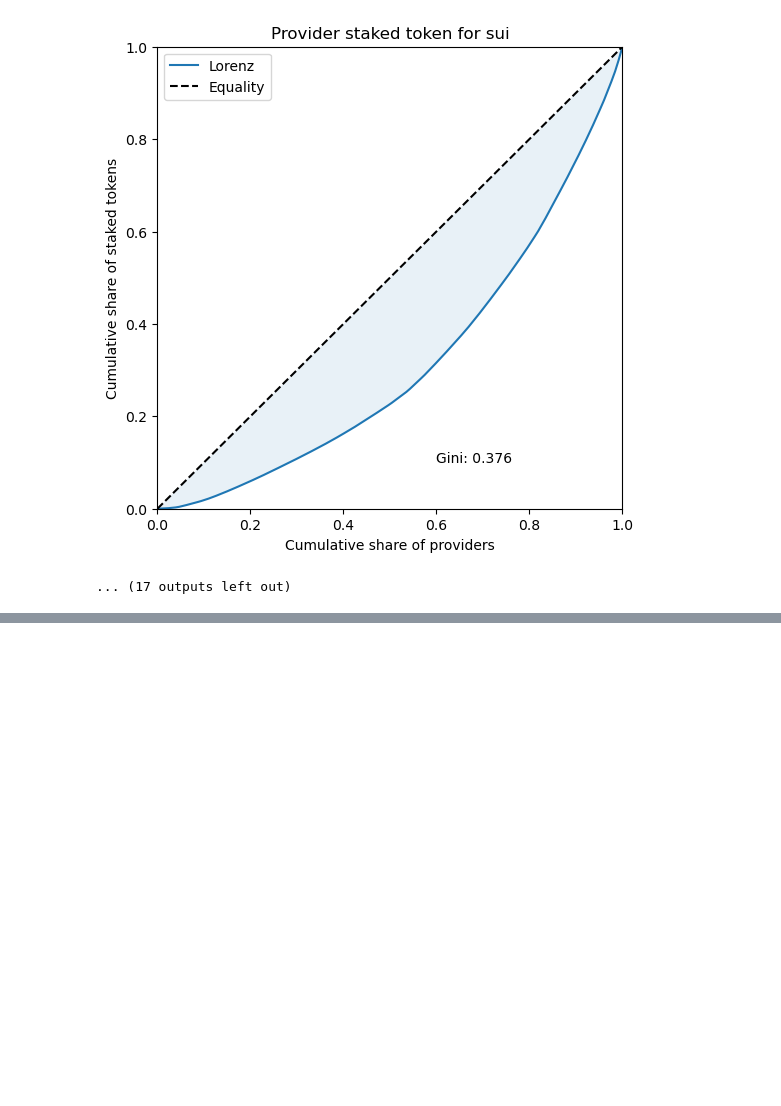
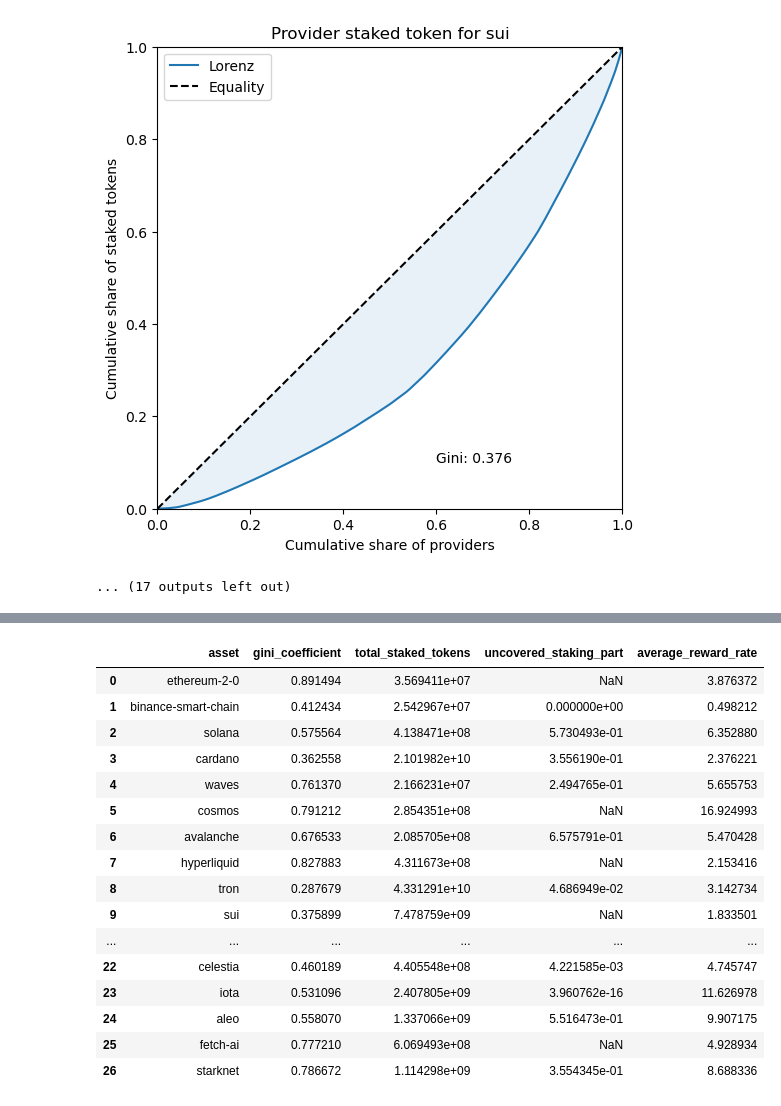
Before and after one commit to schwmi/StakingProviderConcentrationAnalysis, a Jupyter notebook: StakingRewardsExperiments.ipynb, the cells around one changed output, grey strips where cells are left out. Saved outputs shown, nothing was run; the diff lists cells and outputs as text; code cells hidden in the pictures; blank space fills up the shorter version.

```diff
--- a/StakingRewardsExperiments.ipynb
+++ b/StakingRewardsExperiments.ipynb
@@ -945,0 +955,81 @@ def plot_reward_rate_vs_stake(stake_shares_response, ax: Optional[plt.Axes] = No
+# %%
+import pandas as pd
+
+
+def gini_from_stake_response(resp):
+    """
+    Compute Gini coefficient from get_provider_stake_shares response.
+    Returns None if no staked token data is present.
+    """
+    providers = resp.get("providers") or []
+    staked = [p.get("staked_tokens") for p in providers if p.get("staked_tokens") not in (None, 0)]
+    if not staked:
+        return None
+    staked_sorted = sorted(staked)
+    total = sum(staked_sorted)
+    n = len(staked_sorted)
+    if total == 0:
+        return None
+    area = 0.0
+    running = 0.0
+    for value in staked_sorted:
+        prev = running / total
+        running += value
+        curr = running / total
+        width = 1 / n
+        area += width * (curr + prev) / 2
+    return 1 - 2 * area
+
+
+def weighted_average_reward_rate(providers):
+    weighted_sum = 0.0
+    total_weight = 0.0
+    for p in providers:
+        rr = p.get("reward_rate")
+        stake = p.get("staked_tokens")
+        if rr is None or stake in (None, 0):
+            continue
+        try:
+            rr_val = float(rr)
+            stake_val = float(stake)
+        except (TypeError, ValueError):
+            continue
+        weighted_sum += rr_val * stake_val
+        total_weight += stake_val
+    if total_weight == 0:
+        return None
+    return weighted_sum / total_weight
+
+
+rows = []
+for asset_slug in assets:
+    resp = client.get_provider_stake_shares(asset_slug=asset_slug, limit=200, is_active=True, include_reward_rate=True)
+    providers = resp.get("providers") or []
+    rows.append({
+        "asset": asset_slug,
+        "gini_coefficient": gini_from_stake_response(resp),
+        "total_staked_tokens": resp.get("total_staked_tokens"),
+        "uncovered_staking_part": resp.get("untracked_share"),
+        "average_reward_rate": weighted_average_reward_rate(providers),
+    })
+
+summary_df = pd.DataFrame(rows)
+summary_df
+# %% [output]
+|  | asset | gini_coefficient | total_staked_tokens | uncovered_staking_part | average_reward_rate |
+| 0 | ethereum-2-0 | 0.891494 | 3.569411e+07 | NaN | 3.876372 |
+| 1 | binance-smart-chain | 0.412434 | 2.542967e+07 | 0.000000e+00 | 0.498212 |
+| 2 | solana | 0.575564 | 4.138471e+08 | 5.730493e-01 | 6.352880 |
+| 3 | cardano | 0.362558 | 2.101982e+10 | 3.556190e-01 | 2.376221 |
+| 4 | waves | 0.761370 | 2.166231e+07 | 2.494765e-01 | 5.655753 |
+| 5 | cosmos | 0.791212 | 2.854351e+08 | NaN | 16.924993 |
+| 6 | avalanche | 0.676533 | 2.085705e+08 | 6.575791e-01 | 5.470428 |
+| 7 | hyperliquid | 0.827883 | 4.311673e+08 | NaN | 2.153416 |
+| 8 | tron | 0.287679 | 4.331291e+10 | 4.686949e-02 | 3.142734 |
+| 9 | sui | 0.375899 | 7.478759e+09 | NaN | 1.833501 |
+| ... | ... | ... | ... | ... | ... |
+| 22 | celestia | 0.460189 | 4.405548e+08 | 4.221585e-03 | 4.745747 |
+| 23 | iota | 0.531096 | 2.407805e+09 | 3.960762e-16 | 11.626978 |
+| 24 | aleo | 0.558070 | 1.337066e+09 | 5.516473e-01 | 9.907175 |
+| 25 | fetch-ai | 0.777210 | 6.069493e+08 | NaN | 4.928934 |
+| 26 | starknet | 0.786672 | 1.114298e+09 | 3.554345e-01 | 8.688336 |
```
Also changed, not shown: parts of 6 cells of this notebook.
